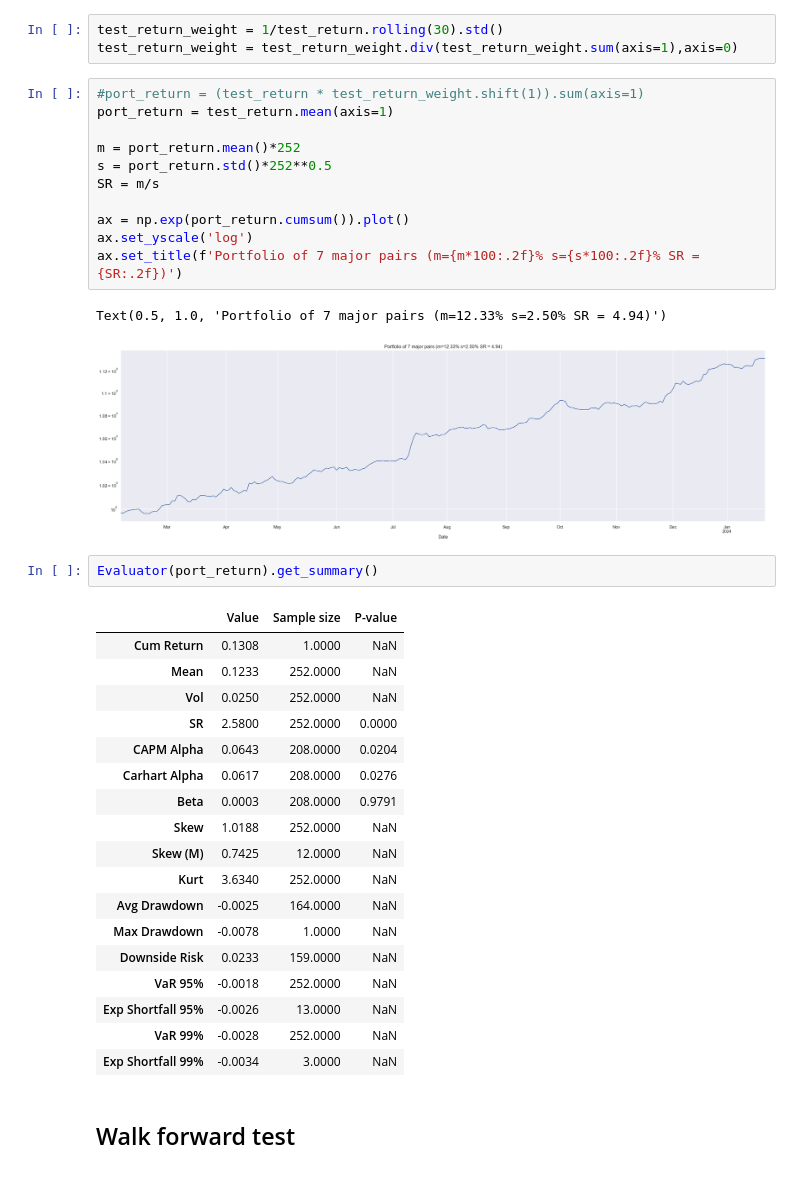
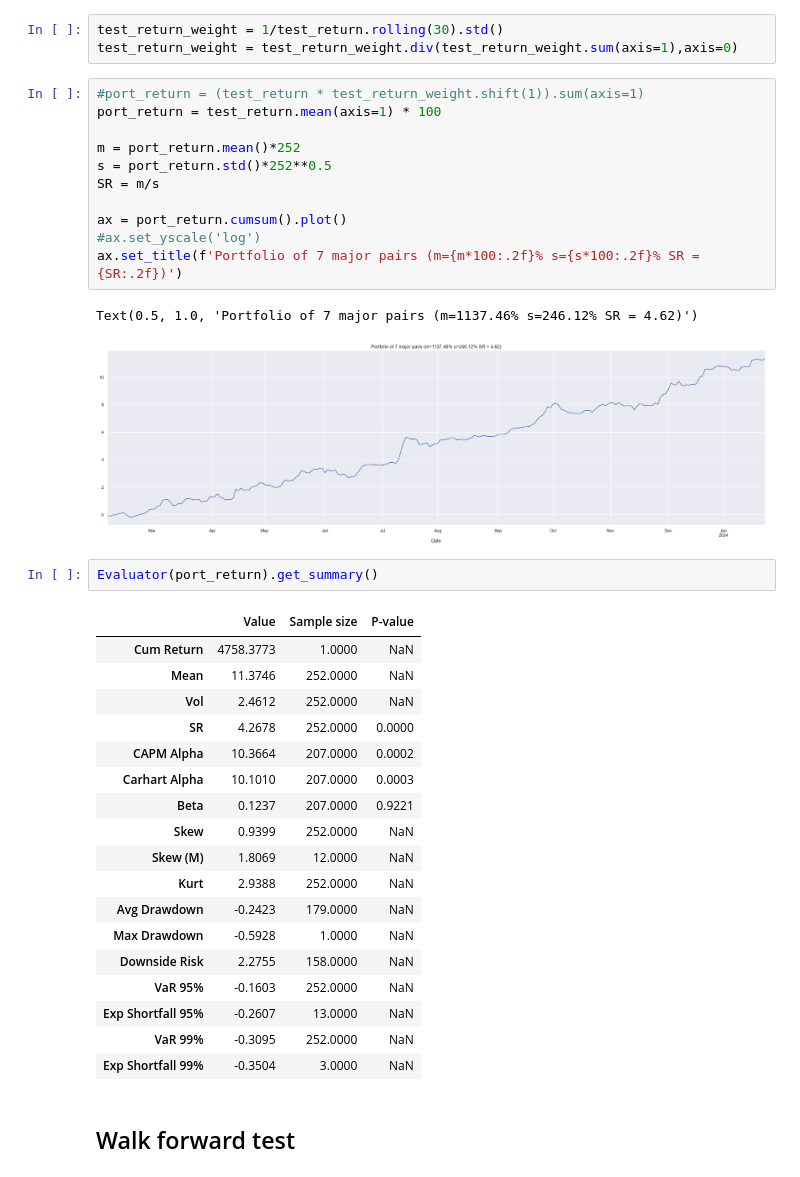
Before and after one commit to kcf1/Personal-Projects, a Jupyter notebook: Trading/FX Algo with ML/FX_Algo_with_ML.ipynb, the cells around one changed output. Drawn from its saved outputs; the diff is of its cells as text.

```diff
--- a/Trading/FX Algo with ML/FX_Algo_with_ML.ipynb
+++ b/Trading/FX Algo with ML/FX_Algo_with_ML.ipynb
@@ -336,39 +391,39 @@ test_return_weight = 1/test_return.rolling(30).std()
 test_return_weight = test_return_weight.div(test_return_weight.sum(axis=1),axis=0)
 # %%
 #port_return = (test_return * test_return_weight.shift(1)).sum(axis=1)
-port_return = test_return.mean(axis=1)
+port_return = test_return.mean(axis=1) * 100
 
 m = port_return.mean()*252
 s = port_return.std()*252**0.5
 SR = m/s
 
-ax = np.exp(port_return.cumsum()).plot()
-ax.set_yscale('log')
+ax = port_return.cumsum().plot()
+#ax.set_yscale('log')
 ax.set_title(f'Portfolio of 7 major pairs (m={m*100:.2f}% s={s*100:.2f}% SR = {SR:.2f})')
 # %% [output]
-Text(0.5, 1.0, 'Portfolio of 7 major pairs (m=12.33% s=2.50% SR = 4.94)')
+Text(0.5, 1.0, 'Portfolio of 7 major pairs (m=1137.46% s=246.12% SR = 4.62)')
-[figure, old version]
+[figure, new version]
 # %%
 Evaluator(port_return).get_summary()
 # %% [output]
 |  | Value | Sample size | P-value |
-| Cum Return | 0.1308 | 1.0000 | NaN |
-| Mean | 0.1233 | 252.0000 | NaN |
-| Vol | 0.0250 | 252.0000 | NaN |
-| SR | 2.5800 | 252.0000 | 0.0000 |
-| CAPM Alpha | 0.0643 | 208.0000 | 0.0204 |
-| Carhart Alpha | 0.0617 | 208.0000 | 0.0276 |
-| Beta | 0.0003 | 208.0000 | 0.9791 |
-| Skew | 1.0188 | 252.0000 | NaN |
-| Skew (M) | 0.7425 | 12.0000 | NaN |
-| Kurt | 3.6340 | 252.0000 | NaN |
-| Avg Drawdown | -0.0025 | 164.0000 | NaN |
-| Max Drawdown | -0.0078 | 1.0000 | NaN |
-| Downside Risk | 0.0233 | 159.0000 | NaN |
-| VaR 95% | -0.0018 | 252.0000 | NaN |
-| Exp Shortfall 95% | -0.0026 | 13.0000 | NaN |
-| VaR 99% | -0.0028 | 252.0000 | NaN |
-| Exp Shortfall 99% | -0.0034 | 3.0000 | NaN |
+| Cum Return | 4758.3773 | 1.0000 | NaN |
+| Mean | 11.3746 | 252.0000 | NaN |
+| Vol | 2.4612 | 252.0000 | NaN |
+| SR | 4.2678 | 252.0000 | 0.0000 |
+| CAPM Alpha | 10.3664 | 207.0000 | 0.0002 |
+| Carhart Alpha | 10.1010 | 207.0000 | 0.0003 |
+| Beta | 0.1237 | 207.0000 | 0.9221 |
+| Skew | 0.9399 | 252.0000 | NaN |
+| Skew (M) | 1.8069 | 12.0000 | NaN |
+| Kurt | 2.9388 | 252.0000 | NaN |
+| Avg Drawdown | -0.2423 | 179.0000 | NaN |
+| Max Drawdown | -0.5928 | 1.0000 | NaN |
+| Downside Risk | 2.2755 | 158.0000 | NaN |
+| VaR 95% | -0.1603 | 252.0000 | NaN |
+| Exp Shortfall 95% | -0.2607 | 13.0000 | NaN |
+| VaR 99% | -0.3095 | 252.0000 | NaN |
+| Exp Shortfall 99% | -0.3504 | 3.0000 | NaN |
 # %% [markdown]
 ## Walk forward test
 # %% [markdown]
```
Also changed, not shown: parts of 11 cells of this notebook.
